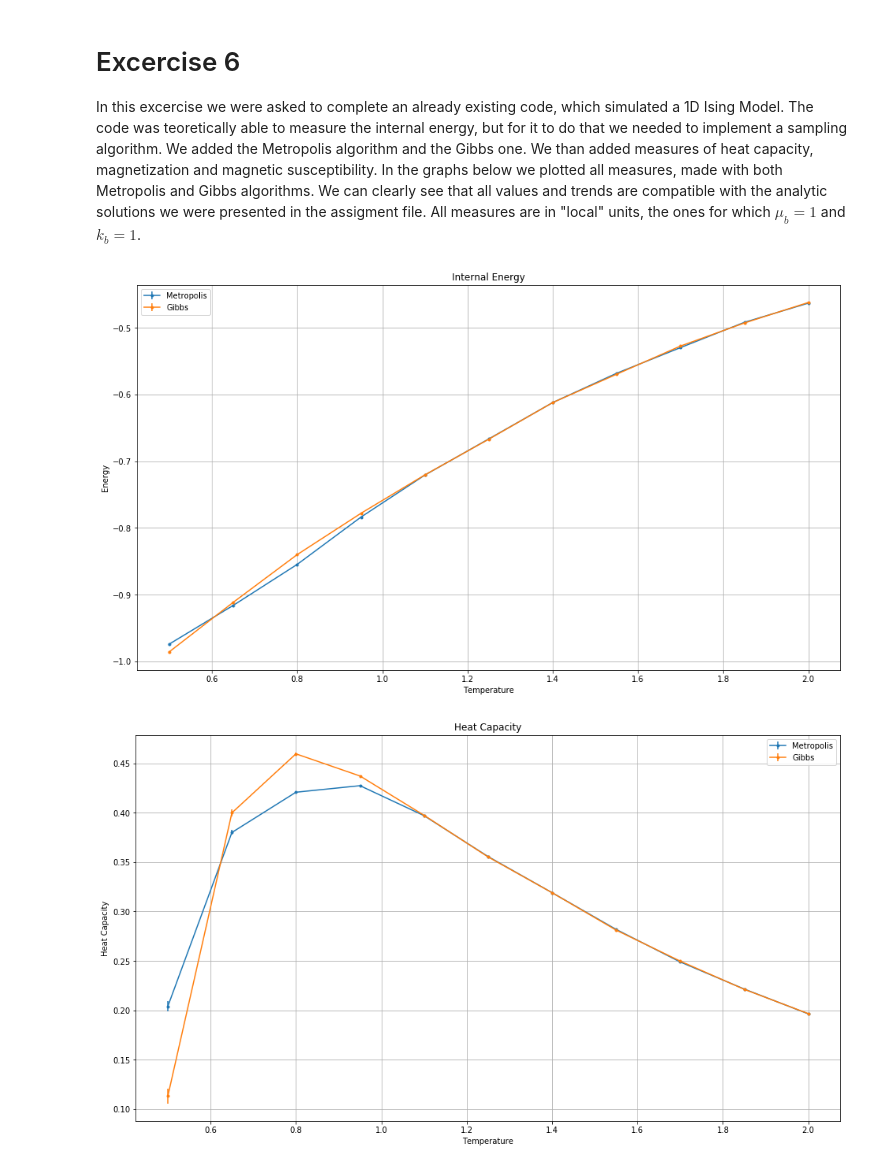
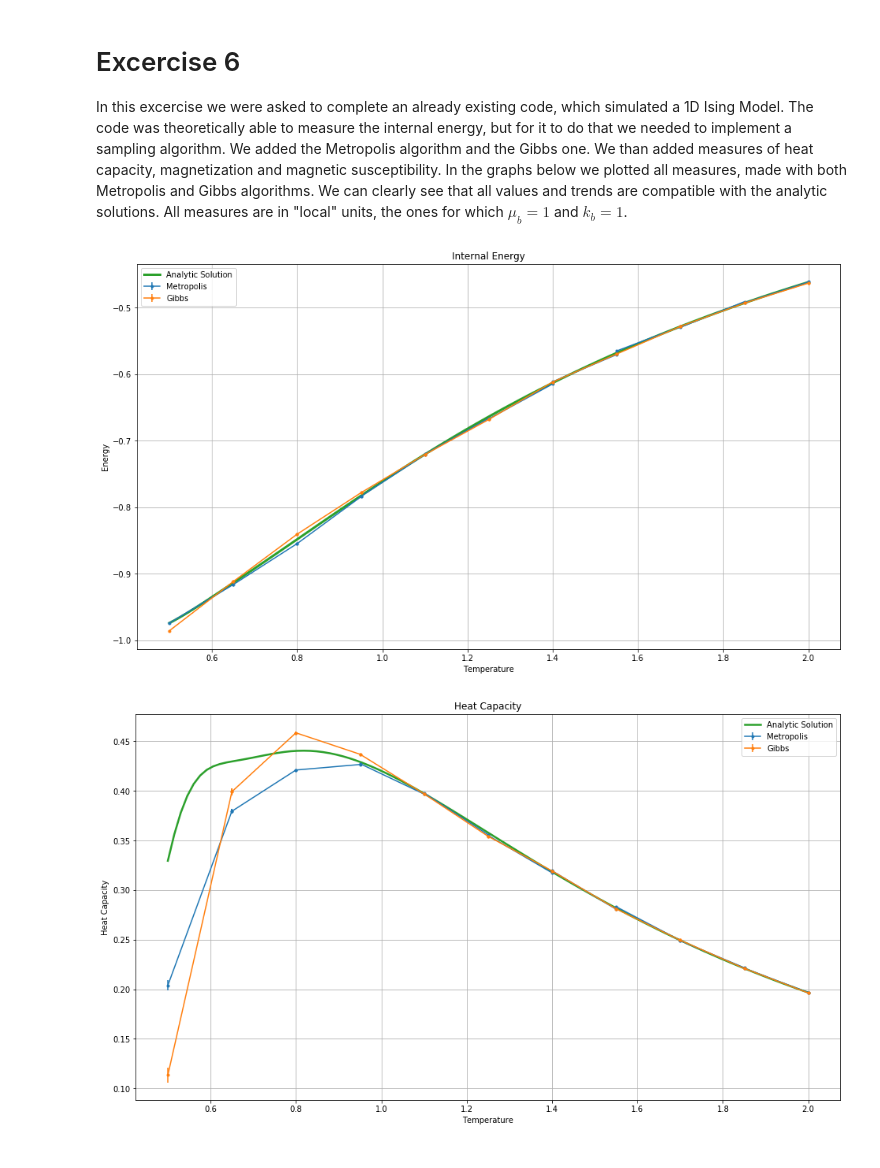
Before and after one commit to daniele-gilio/LSN, a Jupyter notebook: WIP/ex_lecture_6/Sixth Laboratory Session.ipynb, the cells around one changed output. Saved outputs shown, nothing was run; the diff lists cells and outputs as text; code cells hidden in the pictures.

```diff
--- a/WIP/ex_lecture_6/Sixth Laboratory Session.ipynb
+++ b/WIP/ex_lecture_6/Sixth Laboratory Session.ipynb
@@ -1,28 +1,41 @@
 # %% [markdown]
 # Excercise 6
-In this excercise we were asked to complete an already existing code, which simulated a 1D Ising Model. The code was teoretically able to measure the internal energy, but for it to do that we needed to implement a sampling algorithm. We added the Metropolis algorithm and the Gibbs one. We than added measures of heat capacity, magnetization and magnetic susceptibility. In the graphs below we plotted all measures, made with both Metropolis and Gibbs algorithms. We can clearly see that all values and trends are compatible with the analytic solutions we were presented in the assigment file. All measures are in "local" units, the ones for which $\mu_b=1$ and $k_b=1$.
+In this excercise we were asked to complete an already existing code, which simulated a 1D Ising Model. The code was theoretically able to measure the internal energy, but for it to do that we needed to implement a sampling algorithm. We added the Metropolis algorithm and the Gibbs one. We than added measures of heat capacity, magnetization and magnetic susceptibility. In the graphs below we plotted all measures, made with both Metropolis and Gibbs algorithms. We can clearly see that all values and trends are compatible with the analytic solutions. All measures are in "local" units, the ones for which $\mu_b=1$ and $k_b=1$.
 # %%
 import matplotlib
 import numpy as np
 import matplotlib.pyplot as plt
 
+plt.rcParams['figure.figsize'] = [16,9]
 x, y, err = np.loadtxt("output.ene_m.t", usecols=(0,1,2), unpack="true", delimiter=";")
 plt.errorbar(x,y, yerr=err, marker=".", label="Metropolis")
 x1, y1, err1 = np.loadtxt("output.ene_g.t", usecols=(0,1,2), unpack="true", delimiter=";")
 plt.errorbar(x1,y1, yerr=err1, marker=".", label="Gibbs")
+points=100
+T = np.linspace(0.5,2.0,num=points)
+beta = 1/T
+J = 1.0
+Ns = 50
+th = np.tanh(J/T)
+thN= th**Ns
+ch = 1/th
+e = -J*( th + ch*thN )/( 1 + thN )
+plt.plot(T, e, label="Analytic Solution", linewidth = 3)
 plt.title("Internal Energy")
 plt.xlabel('Temperature')
 plt.ylabel('Energy')
 plt.legend(loc="best")
 plt.grid(1)
 plt.show()
 # %% [output]
-[figure, old version]
+[figure, new version]
 # %%
 x, y, err = np.loadtxt("output.heat_m.t", usecols=(0,1,2), unpack="true", delimiter=";")
 plt.errorbar(x,y, yerr=err, marker=".", label="Metropolis")
 x1, y1, err1 = np.loadtxt("output.heat_g.t", usecols=(0,1,2), unpack="true", delimiter=";")
 plt.errorbar(x1,y1, yerr=err1, marker=".", label="Gibbs")
+heat=((beta*J)**2)*(((1+thN+(Ns-1)*(th**2)+(Ns-1)*(ch**2)*thN)/(1+thN))-Ns*((th+ch*thN)/(1+thN))**2)
+plt.plot(T, heat, label="Analytic Solution", linewidth = 2.5)
 plt.title("Heat Capacity")
 plt.xlabel('Temperature')
 plt.ylabel('Heat Capacity')
@@ -30,4 +43,4 @@ plt.legend(loc="best")
 plt.grid(1)
 plt.show()
 # %% [output]
-[figure, old version]
+[figure, new version]
```
Also changed, not shown: parts of 3 cells of this notebook, 22 other files.
